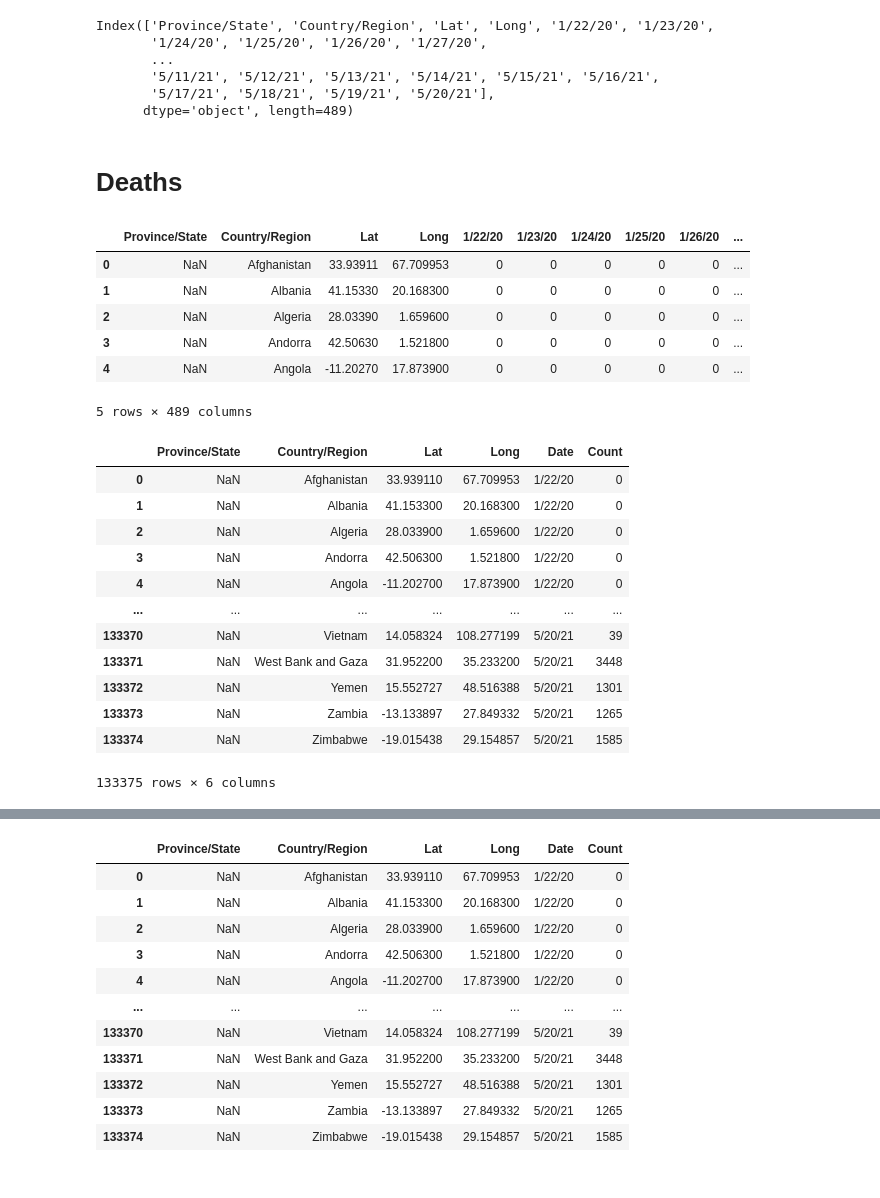
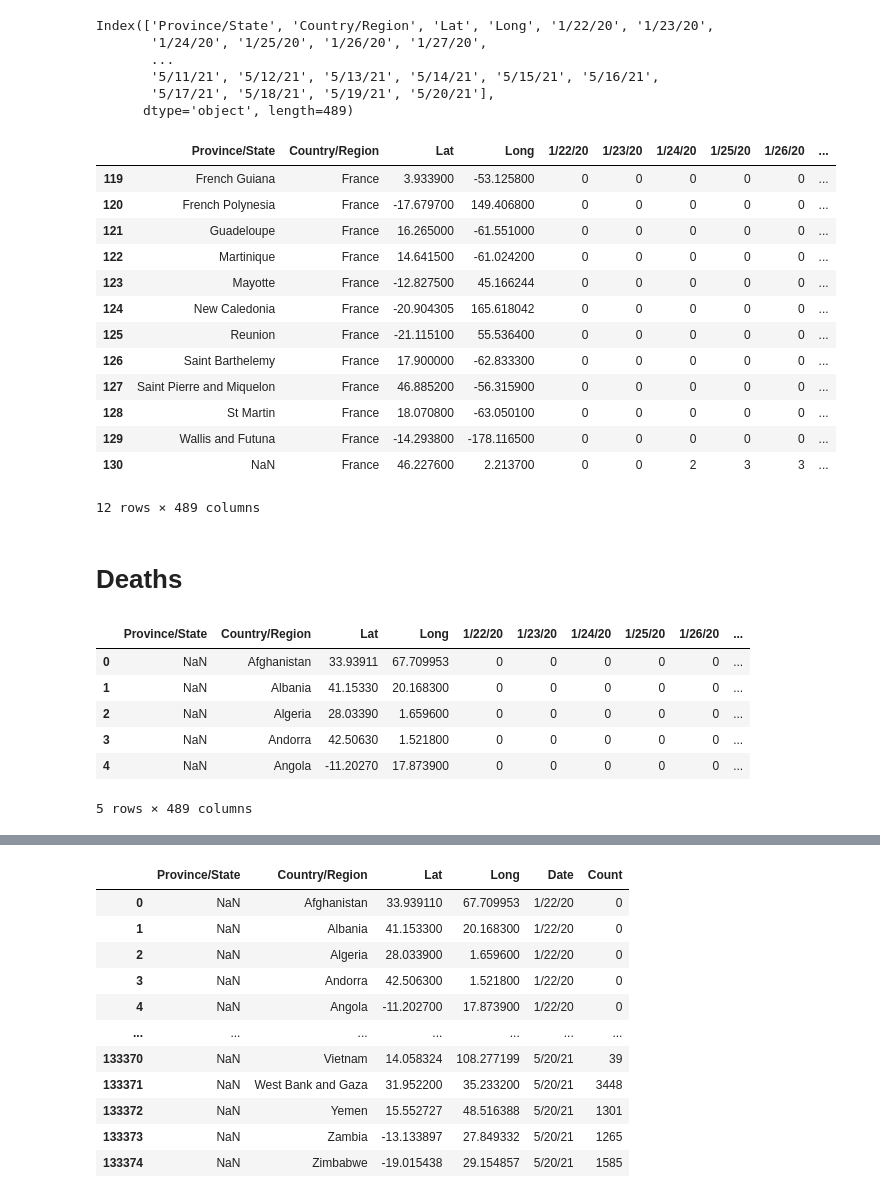
Before and after one commit to rajaben-ali/interactive-covid-19-dashboard, a Jupyter notebook: notebook.ipynb, the cells around one changed output, grey strips where cells are left out. Drawn from its saved outputs; the diff is of its cells as text; code cells hidden in the pictures.

```diff
--- a/notebook.ipynb
+++ b/notebook.ipynb
@@ -4,0 +8,5 @@ import streamlit as st
+# %%
+# Load the csv files
+df_confirmed = pd.read_csv("./data/time_series_covid19_confirmed_global.csv")
+df_deaths = pd.read_csv("./data/time_series_covid19_deaths_global.csv")
+df_recovered = pd.read_csv("./data/time_series_covid19_recovered_global.csv")
@@ -10,5 +38,3 @@ import pandas as pd
-# %%
-df_confirmed = pd.read_csv("data/time_series_covid19_confirmed_global.csv")
 # %%
 df_confirmed.head()
 # %% [output]
@@ -32,5 +58,23 @@ Index(['Province/State', 'Country/Region', 'Lat', 'Long', '1/22/20', '1/23/20',
        '5/11/21', '5/12/21', '5/13/21', '5/14/21', '5/15/21', '5/16/21',
        '5/17/21', '5/18/21', '5/19/21', '5/20/21'],
       dtype='object', length=489)
+# %%
+df_fr = df_confirmed.loc[df_confirmed['Country/Region'] == 'France']
+df_fr
+# %% [output]
+|  | Province/State | Country/Region | Lat | Long | 1/22/20 | 1/23/20 | 1/24/20 | 1/25/20 | 1/26/20 | ... |
+| 119 | French Guiana | France | 3.933900 | -53.125800 | 0 | 0 | 0 | 0 | 0 | ... |
+| 120 | French Polynesia | France | -17.679700 | 149.406800 | 0 | 0 | 0 | 0 | 0 | ... |
+| 121 | Guadeloupe | France | 16.265000 | -61.551000 | 0 | 0 | 0 | 0 | 0 | ... |
+| 122 | Martinique | France | 14.641500 | -61.024200 | 0 | 0 | 0 | 0 | 0 | ... |
+| 123 | Mayotte | France | -12.827500 | 45.166244 | 0 | 0 | 0 | 0 | 0 | ... |
+| 124 | New Caledonia | France | -20.904305 | 165.618042 | 0 | 0 | 0 | 0 | 0 | ... |
+| 125 | Reunion | France | -21.115100 | 55.536400 | 0 | 0 | 0 | 0 | 0 | ... |
+| 126 | Saint Barthelemy | France | 17.900000 | -62.833300 | 0 | 0 | 0 | 0 | 0 | ... |
+| 127 | Saint Pierre and Miquelon | France | 46.885200 | -56.315900 | 0 | 0 | 0 | 0 | 0 | ... |
+| 128 | St Martin | France | 18.070800 | -63.050100 | 0 | 0 | 0 | 0 | 0 | ... |
+| 129 | Wallis and Futuna | France | -14.293800 | -178.116500 | 0 | 0 | 0 | 0 | 0 | ... |
+| 130 | NaN | France | 46.227600 | 2.213700 | 0 | 0 | 2 | 3 | 3 | ... |
+12 rows × 489 columns
 # %% [markdown]
 # Deaths
@@ -39,30 +81,10 @@ import pandas as pd
-# %%
-deaths = pd.read_csv('data/time_series_covid19_deaths_global.csv')
-
-df_deaths = pd.DataFrame(deaths)
-df_deaths.head()
-# %% [output]
-|  | Province/State | Country/Region | Lat | Long | 1/22/20 | 1/23/20 | 1/24/20 | 1/25/20 | 1/26/20 | ... |
-| 0 | NaN | Afghanistan | 33.93911 | 67.709953 | 0 | 0 | 0 | 0 | 0 | ... |
-| 1 | NaN | Albania | 41.15330 | 20.168300 | 0 | 0 | 0 | 0 | 0 | ... |
-| 2 | NaN | Algeria | 28.03390 | 1.659600 | 0 | 0 | 0 | 0 | 0 | ... |
-| 3 | NaN | Andorra | 42.50630 | 1.521800 | 0 | 0 | 0 | 0 | 0 | ... |
-| 4 | NaN | Angola | -11.20270 | 17.873900 | 0 | 0 | 0 | 0 | 0 | ... |
-5 rows × 489 columns
-# %%
-df_deaths_p=df_deaths.melt(id_vars = ["Province/State", "Country/Region",'Lat', "Long"], var_name = 'Date',value_name =  'Count')
-df_deaths_p
-# %% [output]
-|  | Province/State | Country/Region | Lat | Long | Date | Count |
-| 0 | NaN | Afghanistan | 33.939110 | 67.709953 | 1/22/20 | 0 |
-| 1 | NaN | Albania | 41.153300 | 20.168300 | 1/22/20 | 0 |
-| 2 | NaN | Algeria | 28.033900 | 1.659600 | 1/22/20 | 0 |
-| 3 | NaN | Andorra | 42.506300 | 1.521800 | 1/22/20 | 0 |
-| 4 | NaN | Angola | -11.202700 | 17.873900 | 1/22/20 | 0 |
-| ... | ... | ... | ... | ... | ... | ... |
-| 133370 | NaN | Vietnam | 14.058324 | 108.277199 | 5/20/21 | 39 |
-| 133371 | NaN | West Bank and Gaza | 31.952200 | 35.233200 | 5/20/21 | 3448 |
-| 133372 | NaN | Yemen | 15.552727 | 48.516388 | 5/20/21 | 1301 |
-| 133373 | NaN | Zambia | -13.133897 | 27.849332 | 5/20/21 | 1265 |
-| 133374 | NaN | Zimbabwe | -19.015438 | 29.154857 | 5/20/21 | 1585 |
-133375 rows × 6 columns
+# %%
+df_deaths.head()
+# %% [output]
+|  | Province/State | Country/Region | Lat | Long | 1/22/20 | 1/23/20 | 1/24/20 | 1/25/20 | 1/26/20 | ... |
+| 0 | NaN | Afghanistan | 33.93911 | 67.709953 | 0 | 0 | 0 | 0 | 0 | ... |
+| 1 | NaN | Albania | 41.15330 | 20.168300 | 0 | 0 | 0 | 0 | 0 | ... |
+| 2 | NaN | Algeria | 28.03390 | 1.659600 | 0 | 0 | 0 | 0 | 0 | ... |
+| 3 | NaN | Andorra | 42.50630 | 1.521800 | 0 | 0 | 0 | 0 | 0 | ... |
+| 4 | NaN | Angola | -11.20270 | 17.873900 | 0 | 0 | 0 | 0 | 0 | ... |
+5 rows × 489 columns
```
Also changed, not shown: parts of 17 cells of this notebook.
